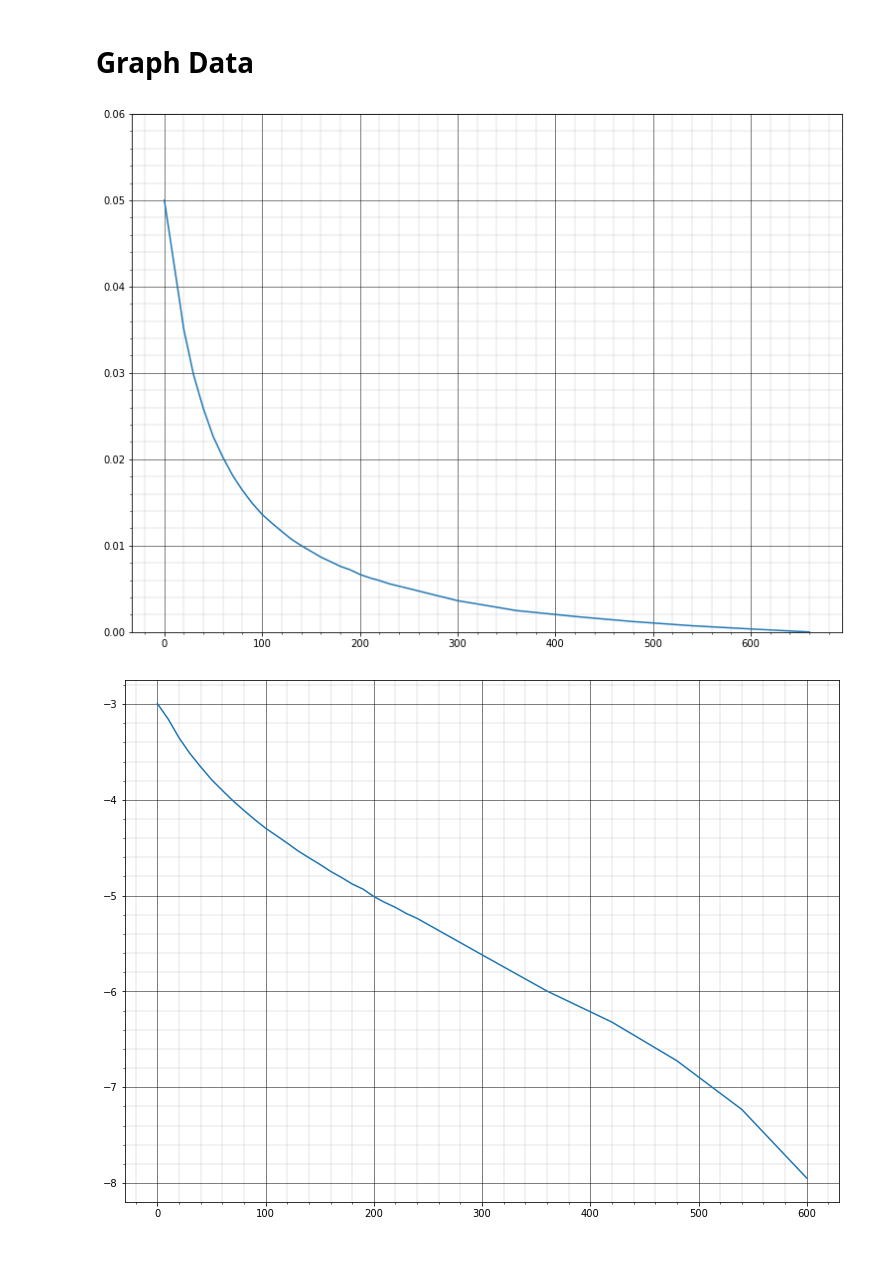
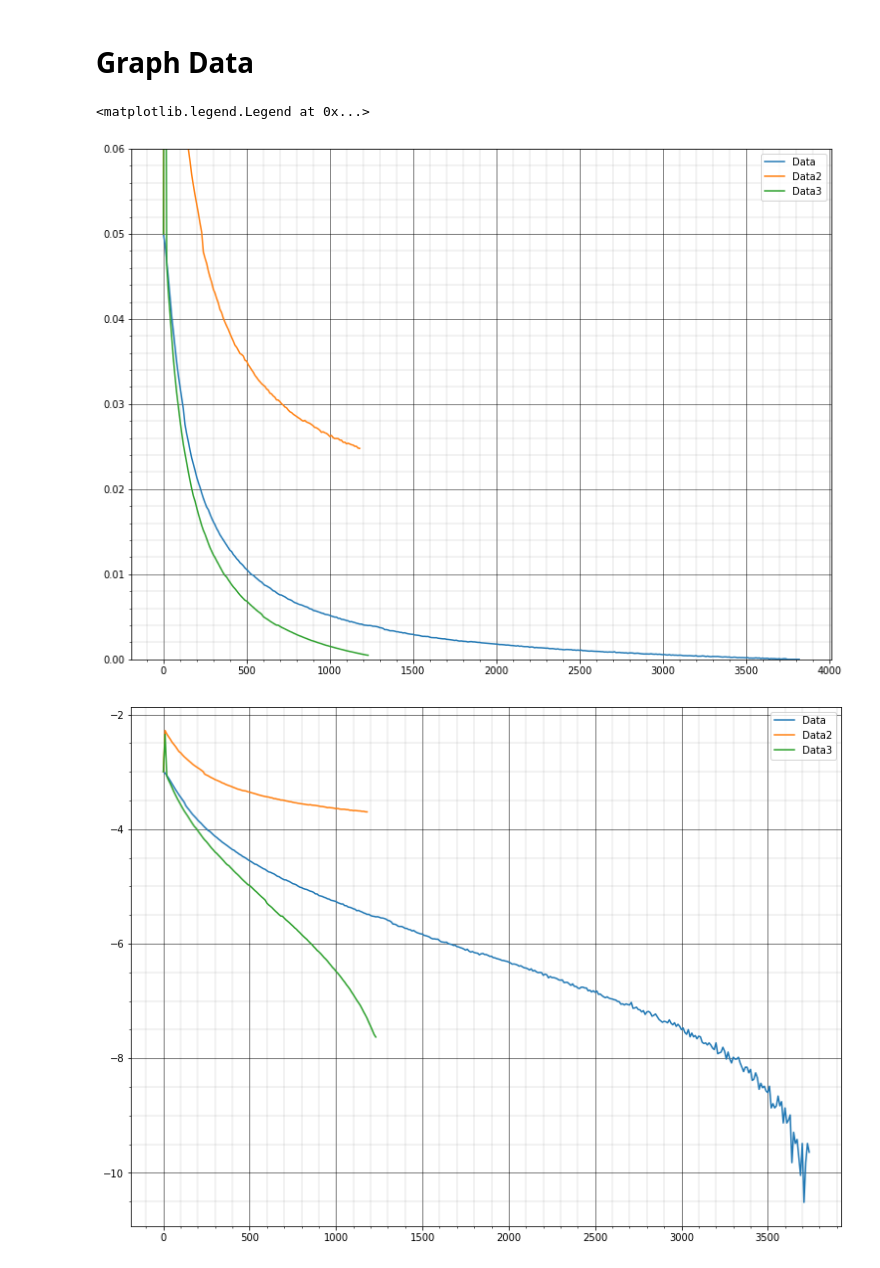
Before and after one commit to Nachreld/EthylAcetate, a Jupyter notebook: Calculations.ipynb, the cells around one changed output. Drawn from its saved outputs; the diff is of its cells as text; code cells hidden in the pictures.

```diff
--- a/Calculations.ipynb
+++ b/Calculations.ipynb
@@ -3,31 +3,45 @@
 # %%
 import pandas as pd
 import numpy as np
 from scipy.misc import derivative
 import matplotlib.pyplot as plt
 %matplotlib inline
 
-data = pd.read_csv("Data Concentration/47Cdata1.csv")
+data = pd.read_csv("Data Concentration/25CSteady.csv")
+data2 = pd.read_csv("Data Concentration/25Cdata2.csv")
+data3 = pd.read_csv("Data Concentration/25Cdata3.csv")
 tf = data["Time (sec)"][len(data["Time (sec)"])-1]
+tf2 = data2["Time (sec)"][len(data2["Time (sec)"])-1]
+tf3 = data3["Time (sec)"][len(data3["Time (sec)"])-1]
 
 plt.figure(1,figsize=[6.4*2,4.8*2])
 plt.plot(data["Time (sec)"],data["Conc Ea (mol/L)"],label="Data")
+plt.plot(data2["Time (sec)"],data2["Conc Ea (mol/L)"],label="Data2")
+plt.plot(data3["Time (sec)"],data3["Conc Ea (mol/L)"],label="Data3")
 plt.minorticks_on()
 plt.grid(which='major', linestyle='-', linewidth='0.5', color='black')
 plt.grid(which='minor', linestyle='-', linewidth='0.2', color='gray')
 plt.ylim(0,0.06)
+plt.legend()
 
 # _A = 1/data["Conc Ea (mol/L)"]
 _A = np.log(data["Conc Ea (mol/L)"])
+_A2 = np.log(data2["Conc Ea (mol/L)"])
+_A3 = np.log(data3["Conc Ea (mol/L)"])
 
 plt.figure(2,figsize=[6.4*2,4.8*2])
 plt.plot(data["Time (sec)"],_A,label="Data")
+plt.plot(data2["Time (sec)"],_A2,label="Data2")
+plt.plot(data3["Time (sec)"],_A3,label="Data3")
+
 plt.minorticks_on()
 plt.grid(which='major', linestyle='-', linewidth='0.5', color='black')
 plt.grid(which='minor', linestyle='-', linewidth='0.2', color='gray')
+plt.legend()
 # %% [output]
+<matplotlib.legend.Legend at 0x...>
-[figure, old version]
+[figure, new version]
-[figure, old version]
+[figure, new version]
 # %%
 from scipy.interpolate import interp1d
 import pandas as pd
```
Also changed, not shown: parts of 1 cell of this notebook, 9 other files.
